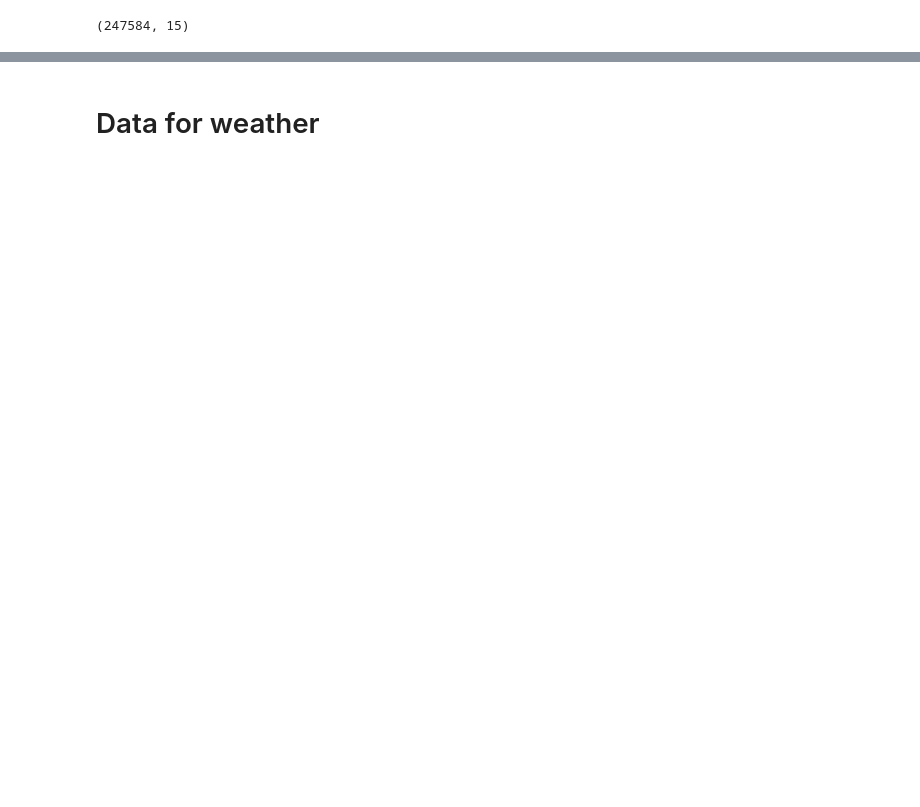
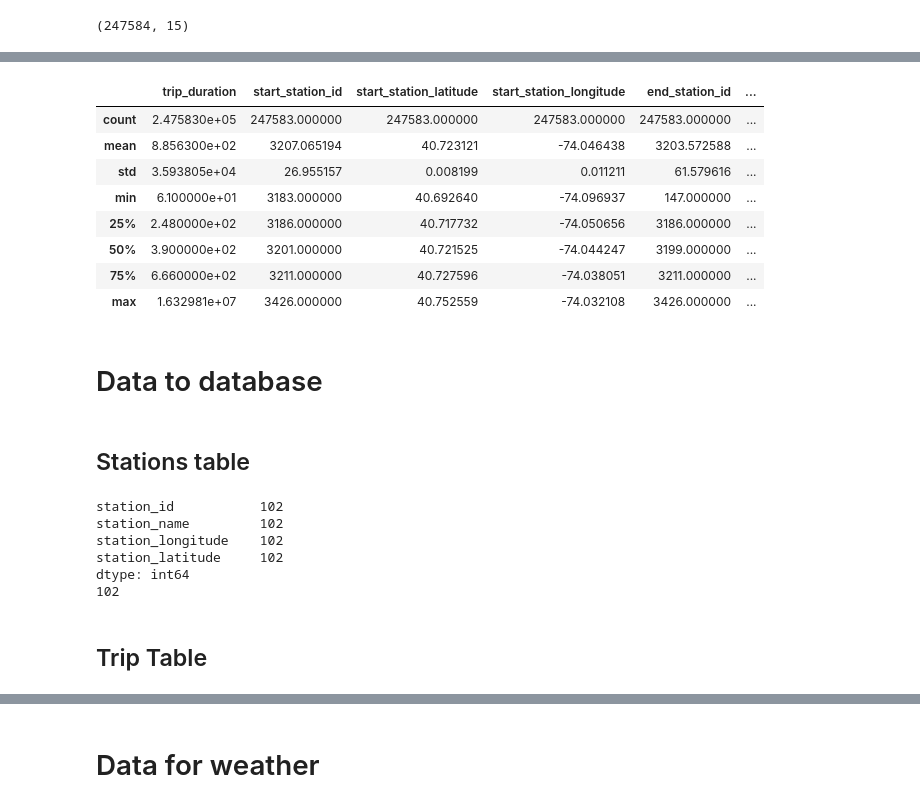
Before and after one commit to kellanliu188/data_engineer_course, a Jupyter notebook: bike_rental_project/data_preparing.ipynb, the cells around one changed output, grey strips where cells are left out. Cells and saved outputs as stored; diff of their text form; code cells hidden in the pictures; blank space fills up the shorter version.

```diff
--- a/bike_rental_project/data_preparing.ipynb
+++ b/bike_rental_project/data_preparing.ipynb
@@ -79,0 +137,39 @@ citi_bike.shape
+# %%
+#Drop the birth year 1900
+citi_bike = citi_bike[citi_bike['birth_year'] != 1900]
+citi_bike.describe()
+# %% [output]
+|  | trip_duration | start_station_id | start_station_latitude | start_station_longitude | end_station_id | ... |
+| count | 2.475830e+05 | 247583.000000 | 247583.000000 | 247583.000000 | 247583.000000 | ... |
+| mean | 8.856300e+02 | 3207.065194 | 40.723121 | -74.046438 | 3203.572588 | ... |
+| std | 3.593805e+04 | 26.955157 | 0.008199 | 0.011211 | 61.579616 | ... |
+| min | 6.100000e+01 | 3183.000000 | 40.692640 | -74.096937 | 147.000000 | ... |
+| 25% | 2.480000e+02 | 3186.000000 | 40.717732 | -74.050656 | 3186.000000 | ... |
+| 50% | 3.900000e+02 | 3201.000000 | 40.721525 | -74.044247 | 3199.000000 | ... |
+| 75% | 6.660000e+02 | 3211.000000 | 40.727596 | -74.038051 | 3211.000000 | ... |
+| max | 1.632981e+07 | 3426.000000 | 40.752559 | -74.032108 | 3426.000000 | ... |
+# %% [markdown]
+# Data to database
+# %% [markdown]
+## Stations table
+# %%
+#New Column List ['trip_duration', 'start_time', 'stop_time', 'start_station_id', 'start_station_name',
+#'start_station_latitude', 'start_station_longitude', 'end_station_id', 'end_station_name', 'end_station_latitude',
+#'end_station_longitude', 'bike_id', 'user_type', 'birth_year', 'gender']
+start_trip = citi_bike[['start_station_id', 'start_station_name', 'start_station_longitude', 'start_station_latitude']]
+end_trip = citi_bike[['end_station_id', 'end_station_name', 'end_station_longitude', 'end_station_latitude']]
+start_trip.columns = ['station_id', 'station_name', 'station_longitude', 'station_latitude']
+end_trip.columns = ['station_id', 'station_name', 'station_longitude', 'station_latitude']
+combined_station = pd.concat([start_trip, end_trip], ignore_index=True)
+print(combined_station.nunique())
+combined_station = combined_station.drop_duplicates()
+print(len(combined_station))
+# %% [output]
+station_id           102
+station_name         102
+station_longitude    102
+station_latitude     102
+dtype: int64
+102
+# %% [markdown]
+## Trip Table
```
Also changed, not shown: parts of 16 cells of this notebook, 1 other file.
